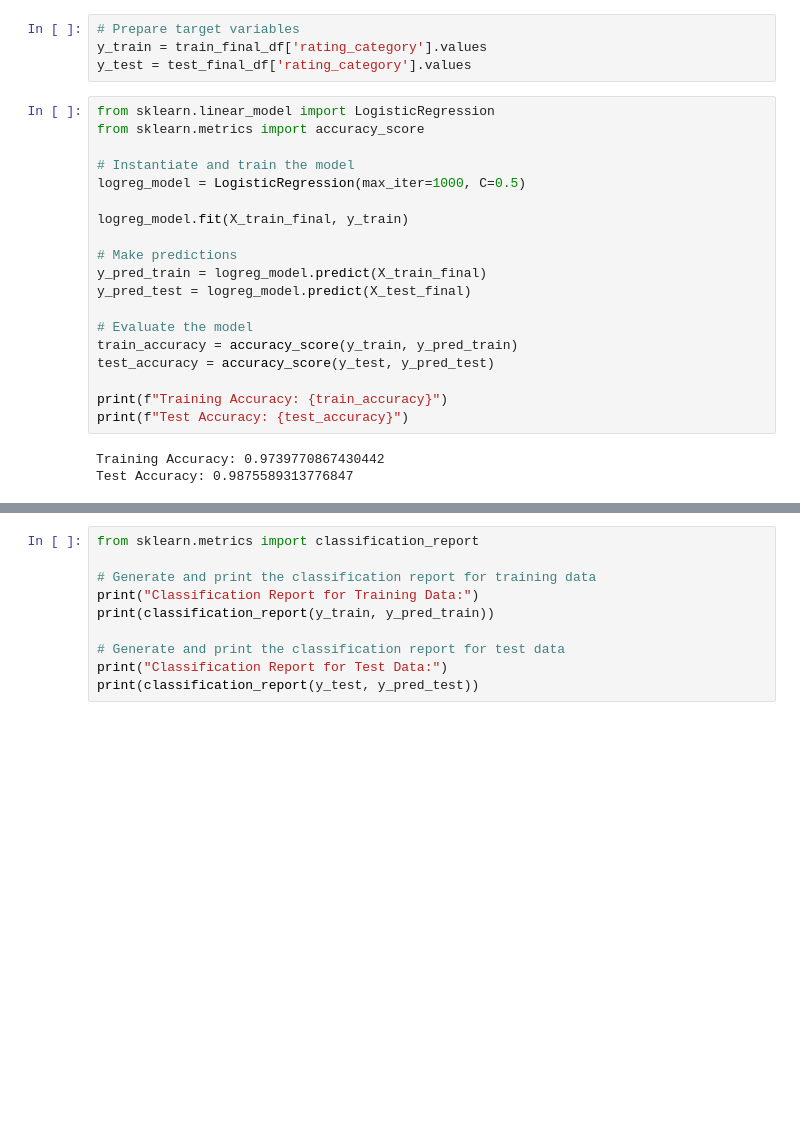
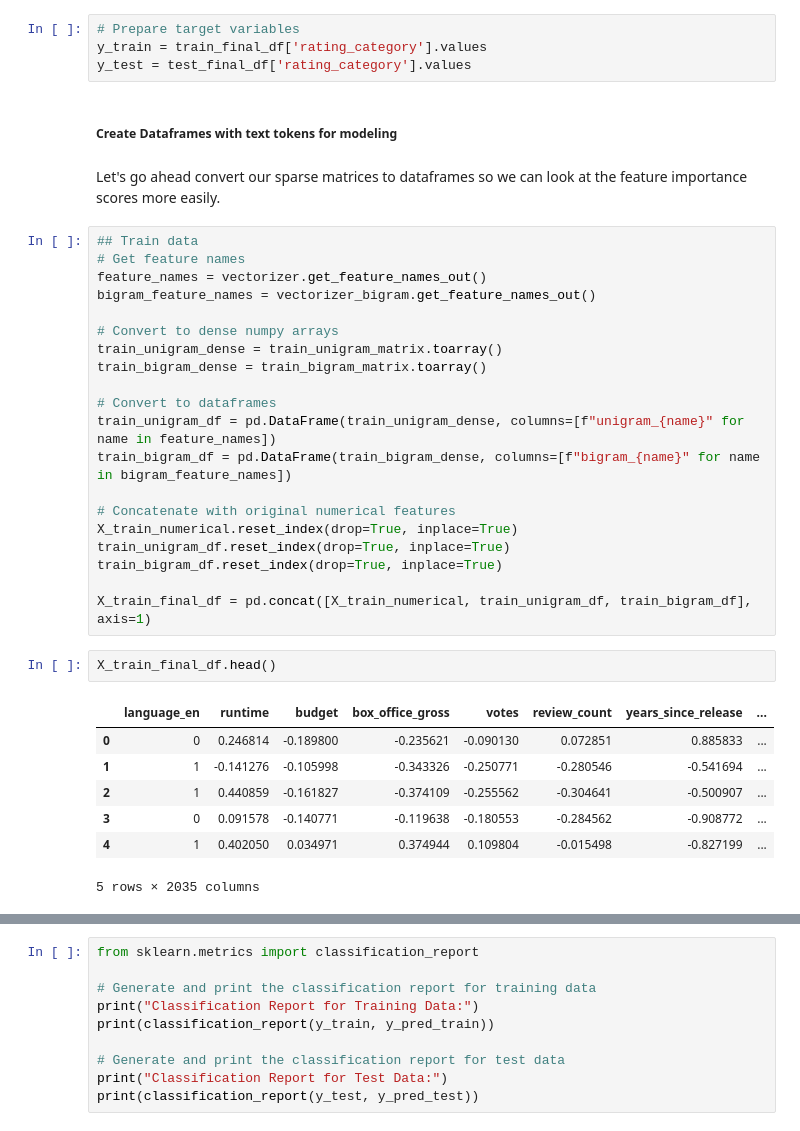
Before and after one commit to sydneyjlindsay/capstone, a Jupyter notebook: 5-Further_Baseline_Modeling.ipynb, the cells around one changed output, grey strips where cells are left out. Saved outputs shown, nothing was run; the diff lists cells and outputs as text; blank space fills up the shorter version.

```diff
--- a/5-Further_Baseline_Modeling.ipynb
+++ b/5-Further_Baseline_Modeling.ipynb
@@ -1629,25 +1638,37 @@ X_test_final = hstack([X_test_numerical_sparse, test_unigram_matrix, test_bigram
 # Prepare target variables
 y_train = train_final_df['rating_category'].values
 y_test = test_final_df['rating_category'].values
-# %%
-from sklearn.linear_model import LogisticRegression
-from sklearn.metrics import accuracy_score
-
-# Instantiate and train the model
-logreg_model = LogisticRegression(max_iter=1000, C=0.5)
-
-logreg_model.fit(X_train_final, y_train)
-
-# Make predictions
-y_pred_train = logreg_model.predict(X_train_final)
-y_pred_test = logreg_model.predict(X_test_final)
-
-# Evaluate the model
-train_accuracy = accuracy_score(y_train, y_pred_train)
-test_accuracy = accuracy_score(y_test, y_pred_test)
-
-print(f"Training Accuracy: {train_accuracy}")
-print(f"Test Accuracy: {test_accuracy}")
-# %% [output]
-Training Accuracy: 0.9739770867430442
-Test Accuracy: 0.9875589313776847
+# %% [markdown]
+##### Create Dataframes with text tokens for modeling
+# %% [markdown]
+Let's go ahead convert our sparse matrices to dataframes so we can look at the feature importance scores more easily.
+# %%
+## Train data
+# Get feature names
+feature_names = vectorizer.get_feature_names_out()
+bigram_feature_names = vectorizer_bigram.get_feature_names_out()
+
+# Convert to dense numpy arrays
+train_unigram_dense = train_unigram_matrix.toarray()
+train_bigram_dense = train_bigram_matrix.toarray()
+
+# Convert to dataframes
+train_unigram_df = pd.DataFrame(train_unigram_dense, columns=[f"unigram_{name}" for name in feature_names])
+train_bigram_df = pd.DataFrame(train_bigram_dense, columns=[f"bigram_{name}" for name in bigram_feature_names])
+
+# Concatenate with original numerical features
+X_train_numerical.reset_index(drop=True, inplace=True)
+train_unigram_df.reset_index(drop=True, inplace=True)
+train_bigram_df.reset_index(drop=True, inplace=True)
+
+X_train_final_df = pd.concat([X_train_numerical, train_unigram_df, train_bigram_df], axis=1)
+# %%
+X_train_final_df.head()
+# %% [output]
+|  | language_en | runtime | budget | box_office_gross | votes | review_count | years_since_release | ... |
+| 0 | 0 | 0.246814 | -0.189800 | -0.235621 | -0.090130 | 0.072851 | 0.885833 | ... |
+| 1 | 1 | -0.141276 | -0.105998 | -0.343326 | -0.250771 | -0.280546 | -0.541694 | ... |
+| 2 | 1 | 0.440859 | -0.161827 | -0.374109 | -0.255562 | -0.304641 | -0.500907 | ... |
+| 3 | 0 | 0.091578 | -0.140771 | -0.119638 | -0.180553 | -0.284562 | -0.908772 | ... |
+| 4 | 1 | 0.402050 | 0.034971 | 0.374944 | 0.109804 | -0.015498 | -0.827199 | ... |
+5 rows × 2035 columns
```
Also changed, not shown: parts of 53 cells of this notebook.
